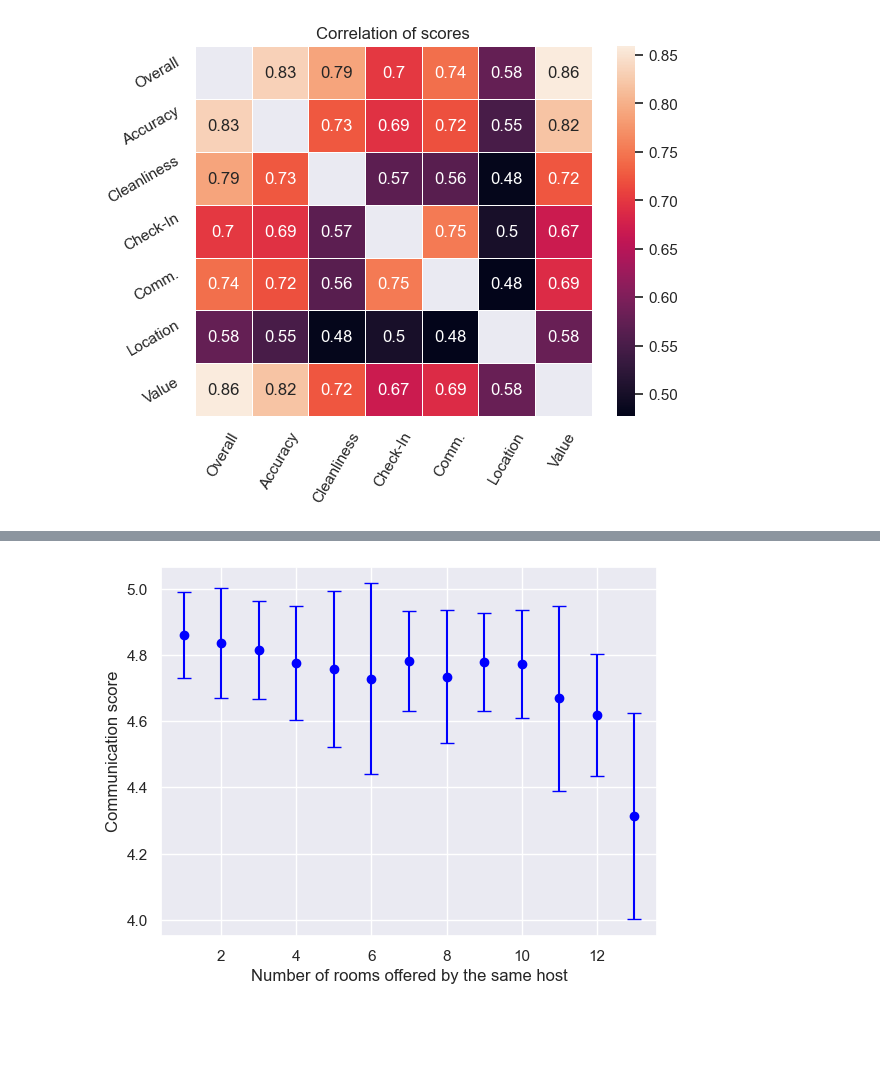
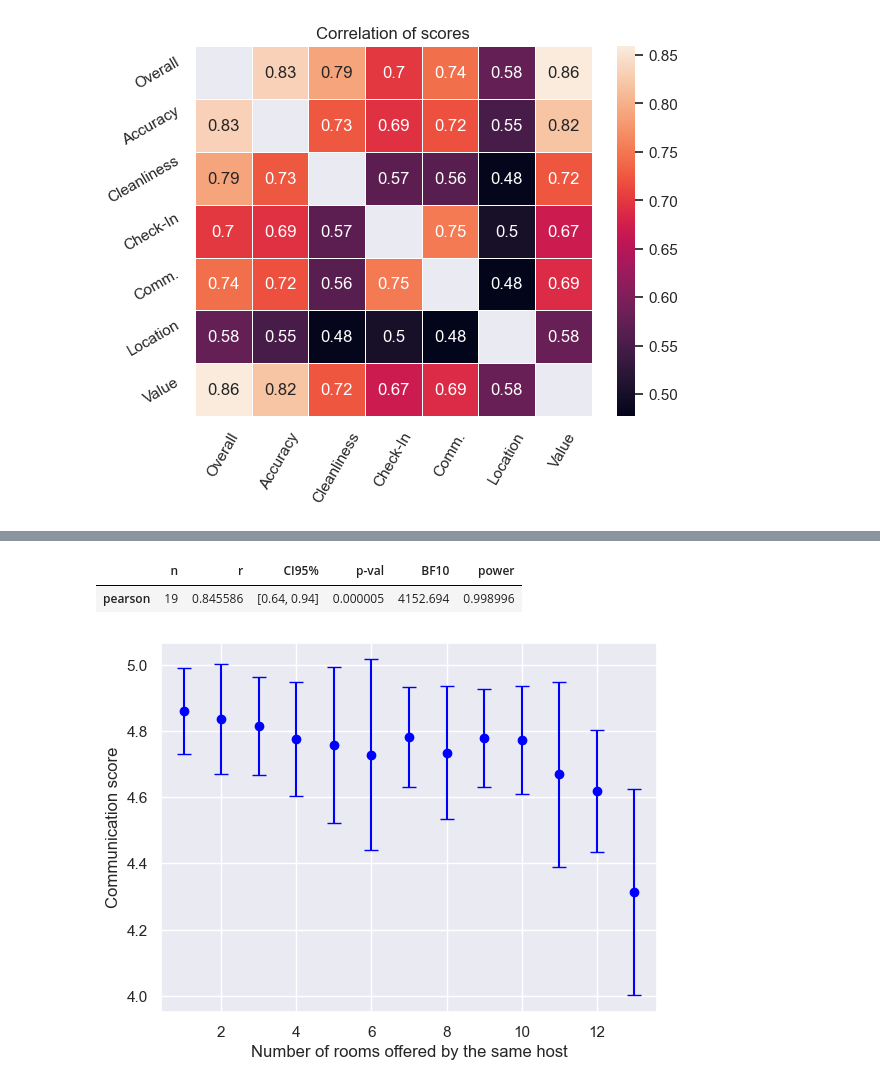
Before and after one commit to AlexLu94/MyDataAnalysisPortfolio, a Jupyter notebook: airbnb_in_brussels/analysis.ipynb, the cells around one changed output, grey strips where cells are left out. Saved outputs shown, nothing was run; the diff lists cells and outputs as text; code cells hidden in the pictures; blank space fills up the shorter version.

```diff
--- a/airbnb_in_brussels/analysis.ipynb
+++ b/airbnb_in_brussels/analysis.ipynb
@@ -252,3 +292,8 @@ plt.show()
+# %%
+correlation_data
+# %% [output]
+|  | n | r | CI95% | p-val | BF10 | power |
+| pearson | 19 | 0.845586 | [0.64, 0.94] | 0.000005 | 4152.694 | 0.998996 |
 # %%
 # Extract the correlation between listing count and scores
 
```
Also changed, not shown: parts of 4 cells of this notebook, 11 other files.
